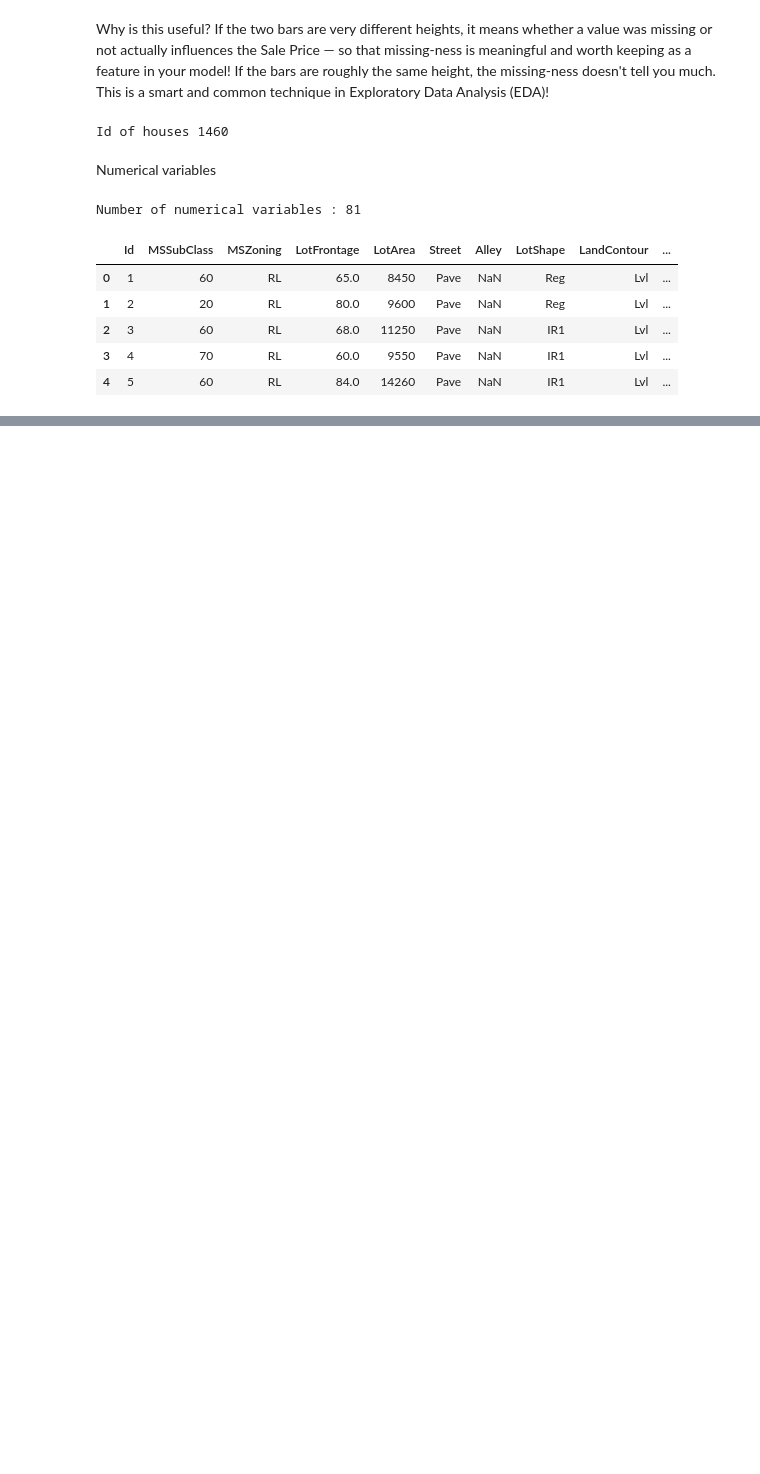
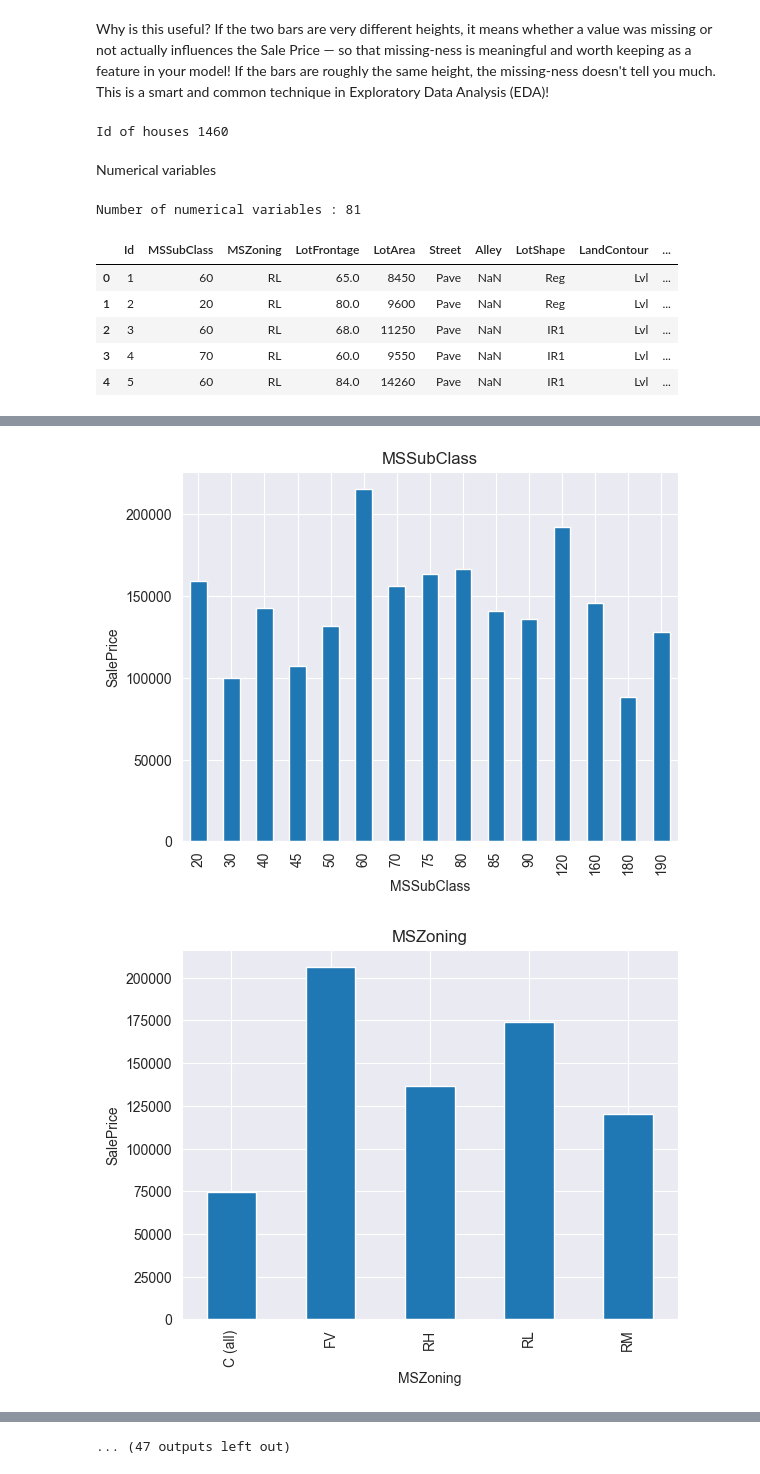
Before and after one commit to smriti-nyx/JupyterProject, a Jupyter notebook: House Prices : Advanced Regression Techniques.ipynb, the cells around one changed output, grey strips where cells are left out. Saved outputs shown, nothing was run; the diff lists cells and outputs as text; code cells hidden in the pictures; blank space fills up the shorter version.

```diff
--- a/House Prices : Advanced Regression Techniques.ipynb
+++ b/House Prices : Advanced Regression Techniques.ipynb
@@ -130,0 +241,13 @@ Temporal variables (Eg :datetime variables )
+# %%
+#finding the relationship between discrete feature and SalePrice
+
+for feature in discrete_feature :
+    data = df.copy()
+    data.groupby(feature)['SalePrice'].median().plot.bar()
+    plt.xlabel(feature)
+    plt.ylabel('SalePrice')
+    plt.title(feature)
+    plt.show()
+# %% [output]
+[figure, added]
+[figure, added]
@@ -130,0 +264 @@ Temporal variables (Eg :datetime variables )
+... (47 outputs left out)
```
Also changed, not shown: parts of 16 cells of this notebook.
